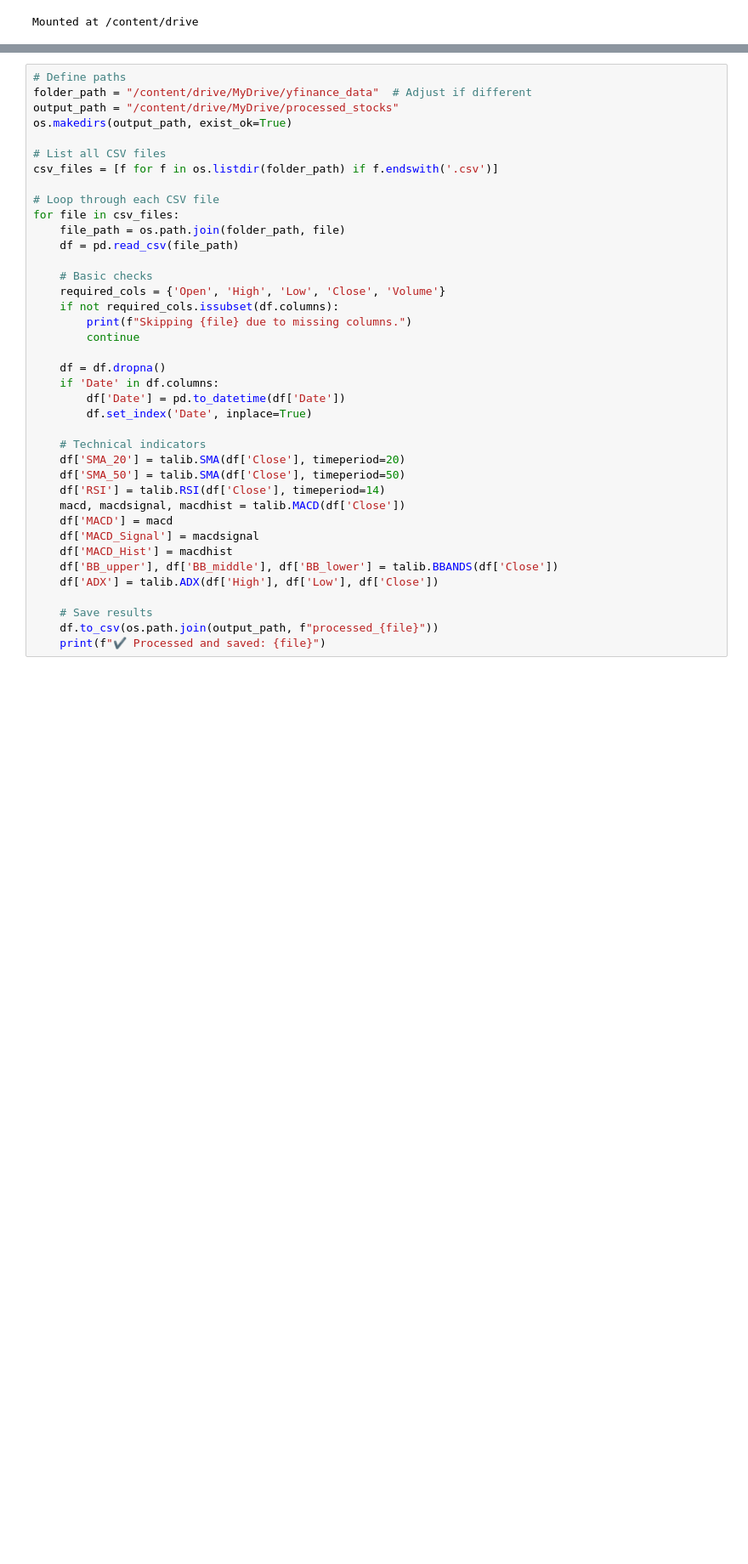
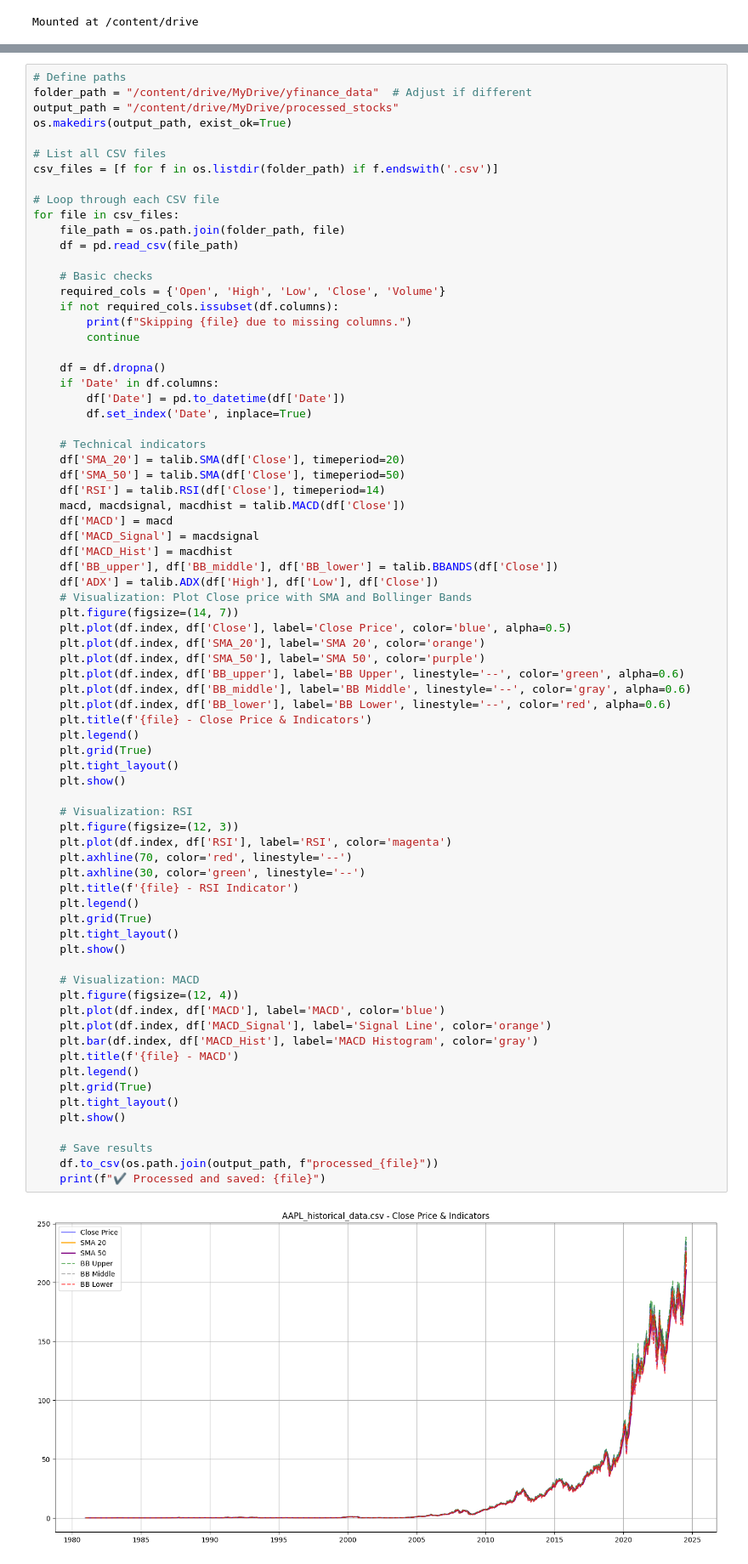
Before and after one commit to ProfessorAbraham/10academy-week1-sentiment-stock-analysis, a Jupyter notebook: notebooks/task_2.ipynb, the cells around one changed output, grey strips where cells are left out. Shown at 85% size. Cells and saved outputs as stored; diff of their text form; blank space fills up the shorter version.

```diff
--- a/notebooks/task_2.ipynb
+++ b/notebooks/task_2.ipynb
@@ -186,30 +186,66 @@ csv_files = [f for f in os.listdir(folder_path) if f.endswith('.csv')]
 for file in csv_files:
     file_path = os.path.join(folder_path, file)
     df = pd.read_csv(file_path)
 
     # Basic checks
     required_cols = {'Open', 'High', 'Low', 'Close', 'Volume'}
     if not required_cols.issubset(df.columns):
         print(f"Skipping {file} due to missing columns.")
         continue
 
     df = df.dropna()
     if 'Date' in df.columns:
         df['Date'] = pd.to_datetime(df['Date'])
         df.set_index('Date', inplace=True)
 
     # Technical indicators
     df['SMA_20'] = talib.SMA(df['Close'], timeperiod=20)
     df['SMA_50'] = talib.SMA(df['Close'], timeperiod=50)
     df['RSI'] = talib.RSI(df['Close'], timeperiod=14)
     macd, macdsignal, macdhist = talib.MACD(df['Close'])
     df['MACD'] = macd
     df['MACD_Signal'] = macdsignal
     df['MACD_Hist'] = macdhist
     df['BB_upper'], df['BB_middle'], df['BB_lower'] = talib.BBANDS(df['Close'])
     df['ADX'] = talib.ADX(df['High'], df['Low'], df['Close'])
+    # Visualization: Plot Close price with SMA and Bollinger Bands
+    plt.figure(figsize=(14, 7))
+    plt.plot(df.index, df['Close'], label='Close Price', color='blue', alpha=0.5)
+    plt.plot(df.index, df['SMA_20'], label='SMA 20', color='orange')
+    plt.plot(df.index, df['SMA_50'], label='SMA 50', color='purple')
+    plt.plot(df.index, df['BB_upper'], label='BB Upper', linestyle='--', color='green', alpha=0.6)
+    plt.plot(df.index, df['BB_middle'], label='BB Middle', linestyle='--', color='gray', alpha=0.6)
+    plt.plot(df.index, df['BB_lower'], label='BB Lower', linestyle='--', color='red', alpha=0.6)
+    plt.title(f'{file} - Close Price & Indicators')
+    plt.legend()
+    plt.grid(True)
+    plt.tight_layout()
+    plt.show()
+
+    # Visualization: RSI
+    plt.figure(figsize=(12, 3))
+    plt.plot(df.index, df['RSI'], label='RSI', color='magenta')
+    plt.axhline(70, color='red', linestyle='--')
+    plt.axhline(30, color='green', linestyle='--')
+    plt.title(f'{file} - RSI Indicator')
+    plt.legend()
+    plt.grid(True)
+    plt.tight_layout()
+    plt.show()
+
+    # Visualization: MACD
+    plt.figure(figsize=(12, 4))
+    plt.plot(df.index, df['MACD'], label='MACD', color='blue')
+    plt.plot(df.index, df['MACD_Signal'], label='Signal Line', color='orange')
+    plt.bar(df.index, df['MACD_Hist'], label='MACD Histogram', color='gray')
+    plt.title(f'{file} - MACD')
+    plt.legend()
+    plt.grid(True)
+    plt.tight_layout()
+    plt.show()
 
     # Save results
     df.to_csv(os.path.join(output_path, f"processed_{file}"))
     print(f"✔️ Processed and saved: {file}")
 # %% [output]
+[figure, added]
```
Also changed, not shown: parts of 1 cell of this notebook.
